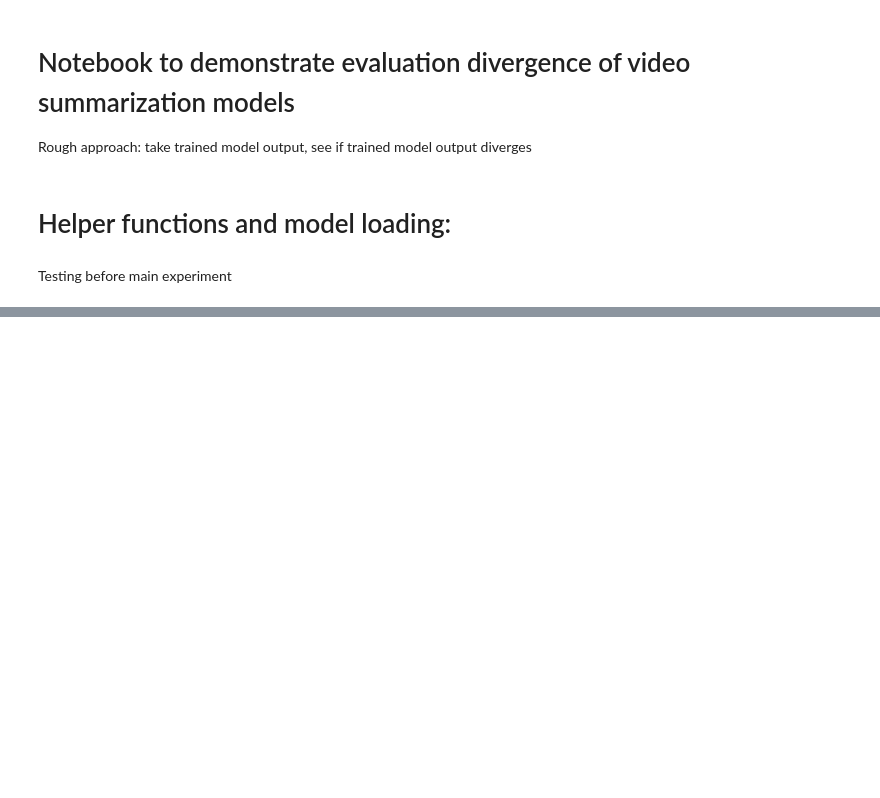
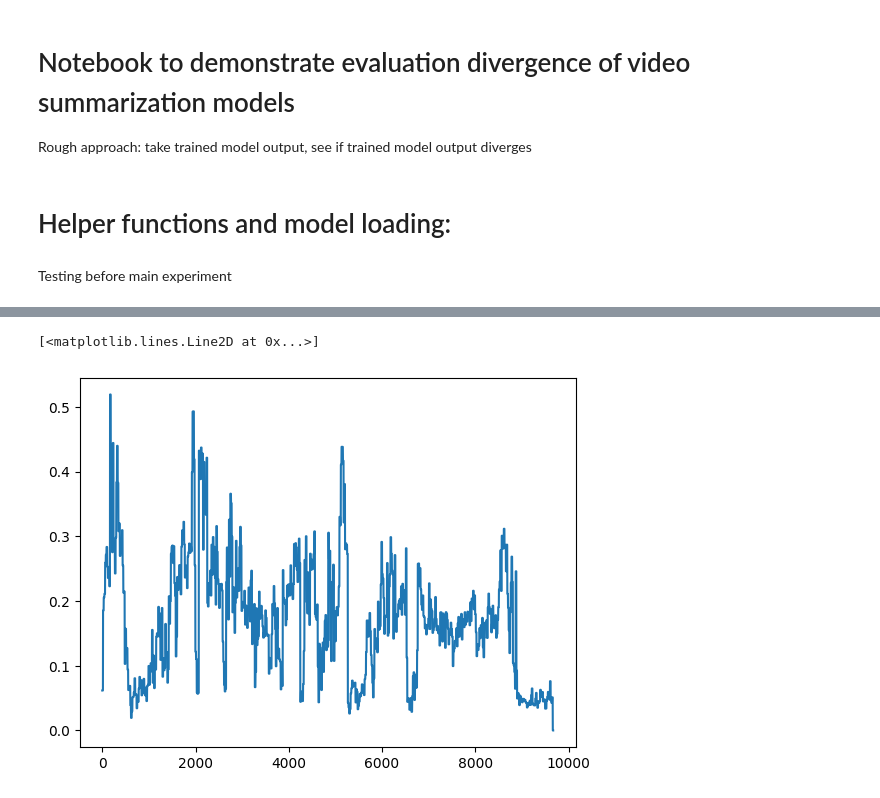
Before and after one commit to AashGan/VidSumMethods, a Jupyter notebook: Methodology problem 1.ipynb, the cells around one changed output, grey strips where cells are left out. Cells and saved outputs as stored; diff of their text form; code cells hidden in the pictures; blank space fills up the shorter version.

```diff
--- a/Methodology problem 1.ipynb
+++ b/Methodology problem 1.ipynb
@@ -69,0 +189,5 @@ Testing before main experiment
+# %%
+plt.plot(upsampled_pred)
+# %% [output]
+[<matplotlib.lines.Line2D at 0x...>]
+[figure, added]
```
Also changed, not shown: parts of 13 cells of this notebook, 30 other files.
